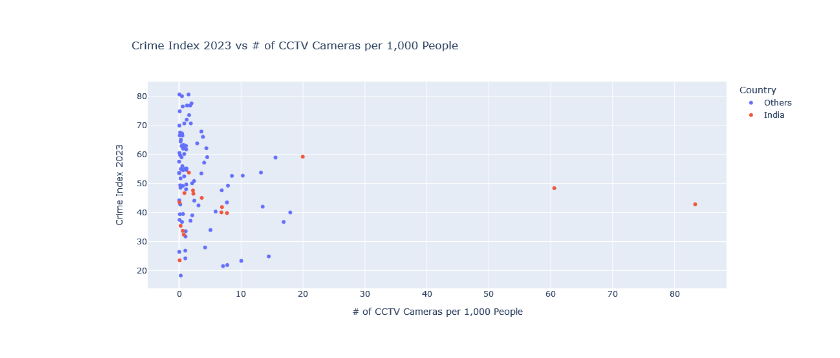
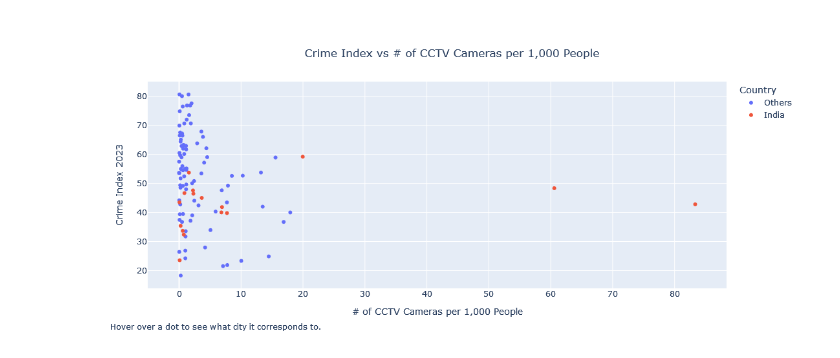
Before and after one commit to dejessias/Surveillance-Crime, a Jupyter notebook: docs/crime_vs_cctv.ipynb, the cells around one changed output. Drawn from its saved outputs; the diff is of its cells as text; code cells hidden in the pictures.

Commit message:
nicer graphs, subtitles

```diff
--- a/docs/crime_vs_cctv.ipynb
+++ b/docs/crime_vs_cctv.ipynb
@@ -15,33 +13,51 @@ cctv_west = cctv[cctv["Country"] != "China"]
 
 # Define a new column for color based on the condition
 cctv_west['color'] = cctv_west['Country'].apply(lambda x: 'orange' if x == 'India' else 'blue')
 color_map = {'India': 'orange', 'Other': 'blue'}
 
 # Create the scatterplot
 fig = px.scatter(
     cctv_west,
     x='# of CCTV Cameras per 1,000 People',
     y='Crime Index 2023',
     hover_name='City',
     hover_data={'Country': True},
     color = 'color',
-    title='Crime Index 2023 vs # of CCTV Cameras per 1,000 People'
+    title='Crime Index vs # of CCTV Cameras per 1,000 People'
 )
 
 # Customize hover label formatting
 fig.update_traces(
-    hovertemplate='City: %{hovertext}<br>Country: %{customdata[0]}<br>Crime Index 2023: %{x}<br># of CCTV Cameras per 1,000 People: %{y}'
+    hovertemplate='City: %{hovertext}<br>Country: %{customdata[0]}<br>Crime Index: %{x}<br># of CCTV Cameras per 1,000 People: %{y}'
 )
 
 fig.update_layout(
     height=500,
     legend_title='Country',
 )
 
 newnames = {'blue' : 'Others', 'orange' : 'India'}
 fig.for_each_trace(lambda t: t.update(name = newnames[t.name]))
 
+fig.update_layout(
+    title={
+        'y':0.9,
+        'x':0.5,
+        'xanchor': 'center',
+        'yanchor': 'top',
+    },
+    #margin={'b': 106, 't': 100}
+)
+
+fig.add_annotation(x=-0.07, y=-0.22,
+                   xref="paper", yref="paper",
+                   align='left',
+                   xanchor='left', yanchor='bottom',
+                   showarrow=False,
+                   text='Hover over a dot to see what city it corresponds to.'
+                  )
+
 # Show the plot
 fig.show()
 # %% [output]
-[figure, old version]
+[figure, new version]
```
Also changed, not shown: parts of 1 cell of this notebook, 50 other files.
